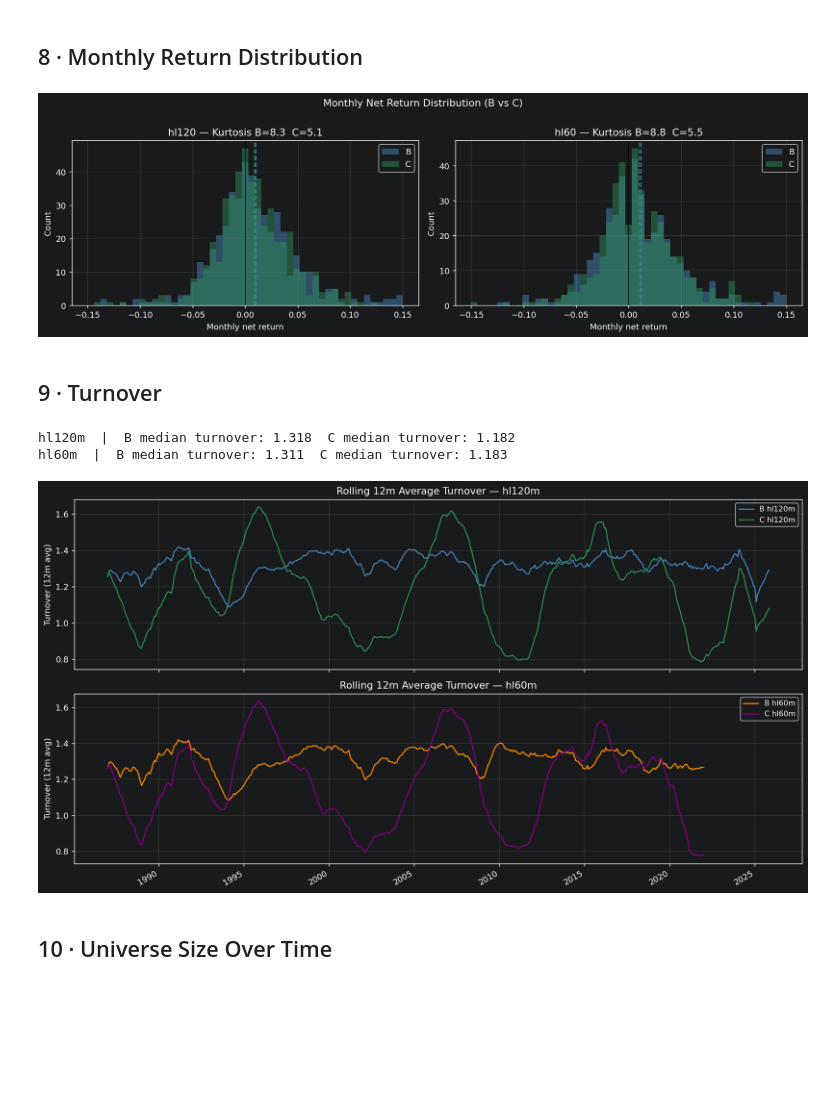
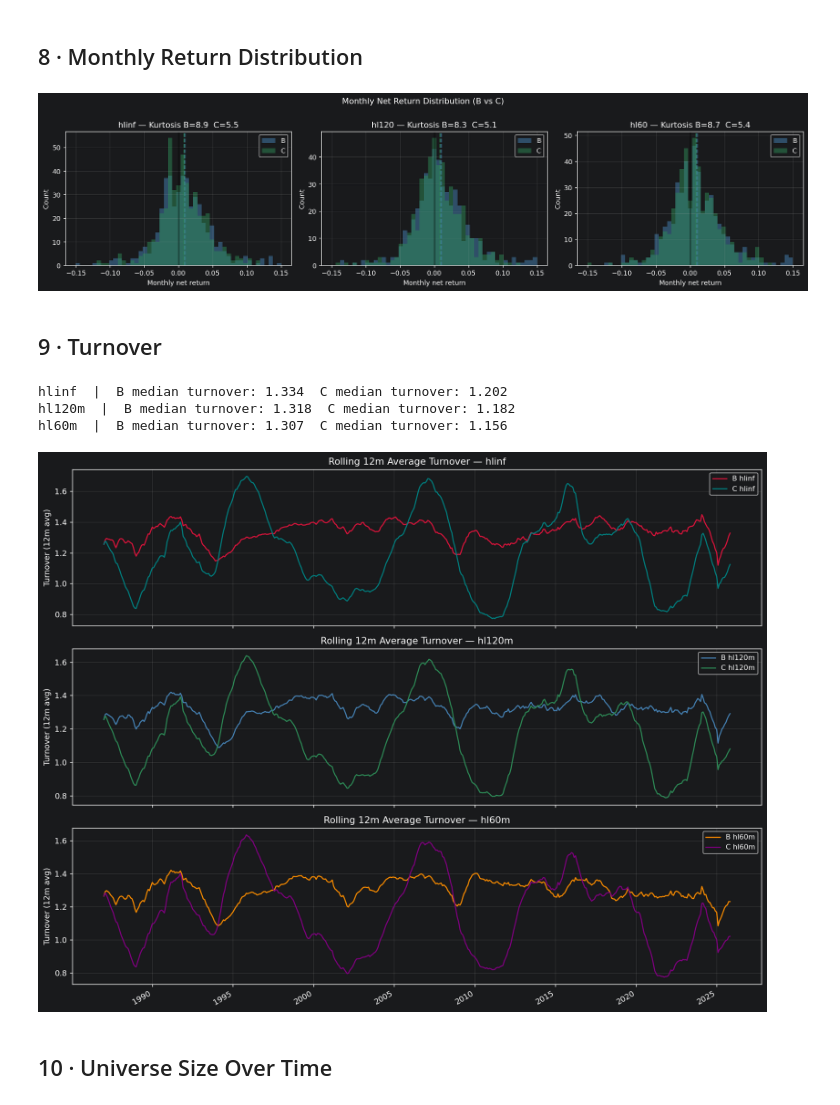
Before and after one commit to JohnnyTung123/MLII, a Jupyter notebook: final_code/strategy_analysis.ipynb, the cells around one changed output. Saved outputs shown, nothing was run; the diff lists cells and outputs as text; code cells hidden in the pictures; blank space fills up the shorter version.

```diff
--- a/final_code/strategy_analysis.ipynb
+++ b/final_code/strategy_analysis.ipynb
@@ -194,9 +215,10 @@ plt.show()
 # %% [markdown]
 ## 5 · Information Coefficient (IC) over Time
 # %%
-fig, axes = plt.subplots(2, 1, figsize=(13, 8), sharex=True)
+fig, axes = plt.subplots(3, 1, figsize=(13, 11), sharex=True)
 
 for ax, (df, hl, color) in zip(axes, [
+    (Binf, "inf",  "crimson"),
     (B120, "120m", "steelblue"),
     (B60,  "60m",  "darkorange"),
 ]):
@@ -211,8 +233,8 @@ for ax, (df, hl, color) in zip(axes, [
     ax.set_title(f"IC — hl{hl}  |  Mean IC={mu:.4f}  ICIR={icir:.2f}")
     ax.legend(fontsize=9)
 
-axes[1].xaxis.set_major_formatter(mdates.DateFormatter("%Y"))
-axes[1].xaxis.set_major_locator(mdates.YearLocator(5))
+axes[2].xaxis.set_major_formatter(mdates.DateFormatter("%Y"))
+axes[2].xaxis.set_major_locator(mdates.YearLocator(5))
 fig.autofmt_xdate()
 fig.tight_layout()
 plt.show()
@@ -224,6 +246,7 @@ plt.show()
 # 5-year rolling mean IC for each config
 fig, ax = plt.subplots(figsize=(13, 4))
 for df, label, color in [
+    (Binf, "hlinf", "crimson"),
     (B120, "hl120", "steelblue"),
     (B60,  "hl60",  "darkorange"),
 ]:
@@ -247,10 +270,11 @@ def drawdown(s):
     c = (1 + s.dropna()).cumprod()
     return (c - c.cummax()) / c.cummax()
 
-fig, axes = plt.subplots(2, 1, figsize=(13, 7), sharex=True)
+fig, axes = plt.subplots(3, 1, figsize=(13, 10), sharex=True)
 
 for ax, (B, C, hl, ca, cb) in zip(axes, [
-    (B120, C120, "120m", "steelblue", "seagreen"),
+    (Binf, Cinf, "inf",  "crimson",    "teal"),
+    (B120, C120, "120m", "steelblue",  "seagreen"),
     (B60,  C60,  "60m",  "darkorange", "purple"),
 ]):
     dd_B = drawdown(B["net_qspread"])
@@ -262,8 +286,8 @@ for ax, (B, C, hl, ca, cb) in zip(axes, [
     ax.yaxis.set_major_formatter(plt.FuncFormatter(lambda y, _: f"{y:.0%}"))
     ax.legend(fontsize=9)
 
-axes[1].xaxis.set_major_formatter(mdates.DateFormatter("%Y"))
-axes[1].xaxis.set_major_locator(mdates.YearLocator(5))
+axes[2].xaxis.set_major_formatter(mdates.DateFormatter("%Y"))
+axes[2].xaxis.set_major_locator(mdates.YearLocator(5))
 fig.autofmt_xdate()
 fig.tight_layout()
 plt.show()
@@ -272,9 +296,10 @@ plt.show()
 # %% [markdown]
 ## 8 · Monthly Return Distribution
 # %%
-fig, axes = plt.subplots(1, 2, figsize=(13, 4))
+fig, axes = plt.subplots(1, 3, figsize=(16, 4))
 
 for ax, (B, C, hl) in zip(axes, [
+    (Binf, Cinf, "hlinf"),
     (B120, C120, "hl120"),
     (B60,  C60,  "hl60"),
 ]):
@@ -295,33 +320,35 @@ fig.suptitle("Monthly Net Return Distribution (B vs C)", y=1.01)
 fig.tight_layout()
 plt.show()
 # %% [output]
-[figure, old version]
+[figure, new version]
 # %% [markdown]
 ## 9 · Turnover
 # %%
-fig, axes = plt.subplots(2, 1, figsize=(13, 7), sharex=True)
+fig, axes = plt.subplots(3, 1, figsize=(13, 10), sharex=True)
 
 for ax, (B, C, hl, ca, cb) in zip(axes, [
-    (B120, C120, "120m", "steelblue", "seagreen"),
+    (Binf, Cinf, "inf",  "crimson",    "teal"),
+    (B120, C120, "120m", "steelblue",  "seagreen"),
     (B60,  C60,  "60m",  "darkorange", "purple"),
 ]):
     ax.plot(B.index, B["turnover"].rolling(12).mean(), label=f"B hl{hl}", color=ca, lw=1.4)
     ax.plot(C.index, C["turnover"].rolling(12).mean(), label=f"C hl{hl}", color=cb, lw=1.4)
     ax.set_ylabel("Turnover (12m avg)")
     ax.set_title(f"Rolling 12m Average Turnover — hl{hl}")
     ax.legend(fontsize=9)
     print(f"hl{hl}  |  B median turnover: {B['turnover'].median():.3f}  "
           f"C median turnover: {C['turnover'].median():.3f}")
 
-axes[1].xaxis.set_major_formatter(mdates.DateFormatter("%Y"))
-axes[1].xaxis.set_major_locator(mdates.YearLocator(5))
+axes[2].xaxis.set_major_formatter(mdates.DateFormatter("%Y"))
+axes[2].xaxis.set_major_locator(mdates.YearLocator(5))
 fig.autofmt_xdate()
 fig.tight_layout()
 plt.show()
 # %% [output]
+hlinf  |  B median turnover: 1.334  C median turnover: 1.202
 hl120m  |  B median turnover: 1.318  C median turnover: 1.182
-hl60m  |  B median turnover: 1.311  C median turnover: 1.183
+hl60m  |  B median turnover: 1.307  C median turnover: 1.156
-[figure, old version]
+[figure, new version]
 # %% [markdown]
 ## 10 · Universe Size Over Time
 # %%
```
Also changed, not shown: parts of 13 cells of this notebook, 10 other files.
